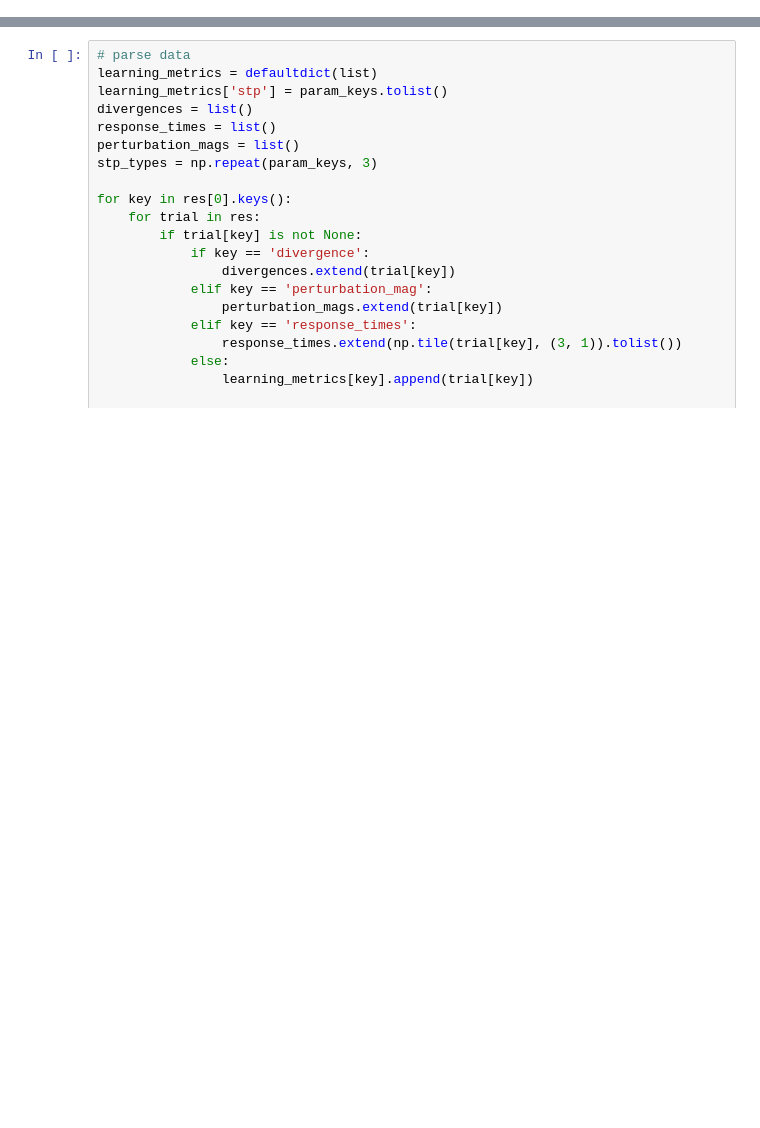
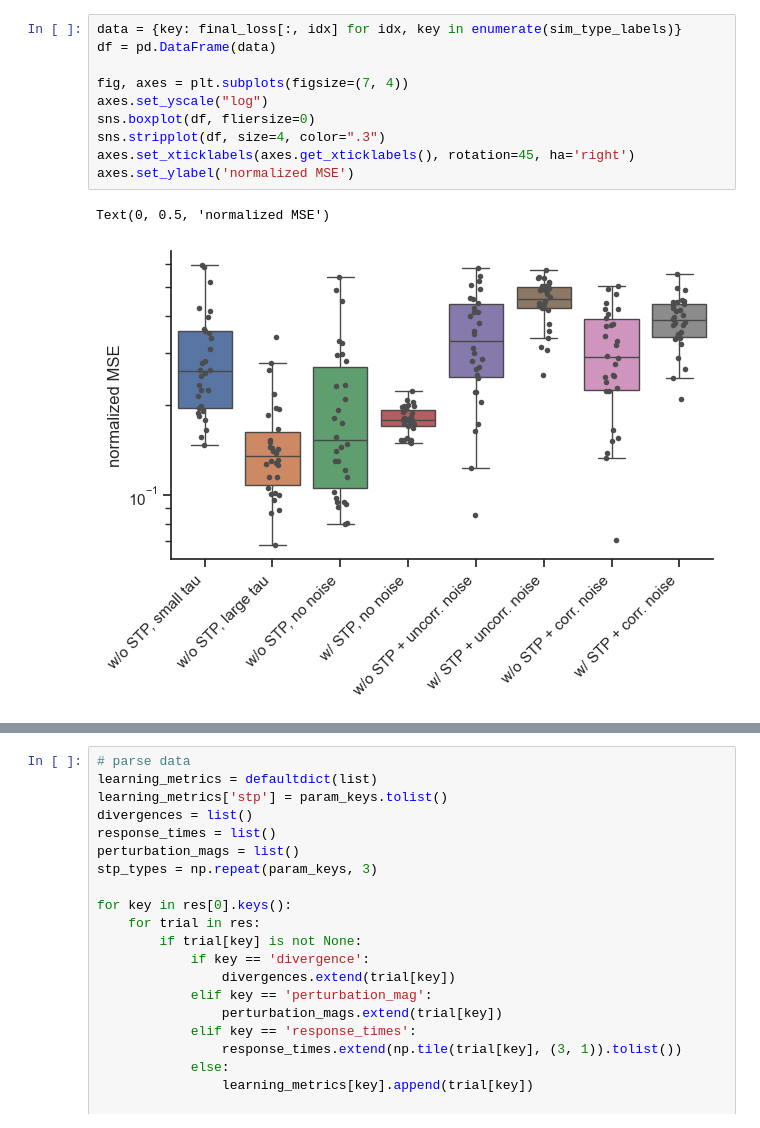
Before and after one commit to rythorpe/time_coding, a Jupyter notebook: analysis.ipynb, the cells around one changed output, grey strips where cells are left out. Drawn from its saved outputs; the diff is of its cells as text; blank space fills up the shorter version.

```diff
--- a/analysis.ipynb
+++ b/analysis.ipynb
@@ -63,0 +97,13 @@ FileNotFoundError: [Errno 2] Unable to synchronously open file (unable to open f
+# %%
+data = {key: final_loss[:, idx] for idx, key in enumerate(sim_type_labels)}
+df = pd.DataFrame(data)
+
+fig, axes = plt.subplots(figsize=(7, 4))
+axes.set_yscale("log")
+sns.boxplot(df, fliersize=0)
+sns.stripplot(df, size=4, color=".3")
+axes.set_xticklabels(axes.get_xticklabels(), rotation=45, ha='right')
+axes.set_ylabel('normalized MSE')
+# %% [output]
+Text(0, 0.5, 'normalized MSE')
+[figure, added]
```
Also changed, not shown: parts of 6 cells of this notebook.
